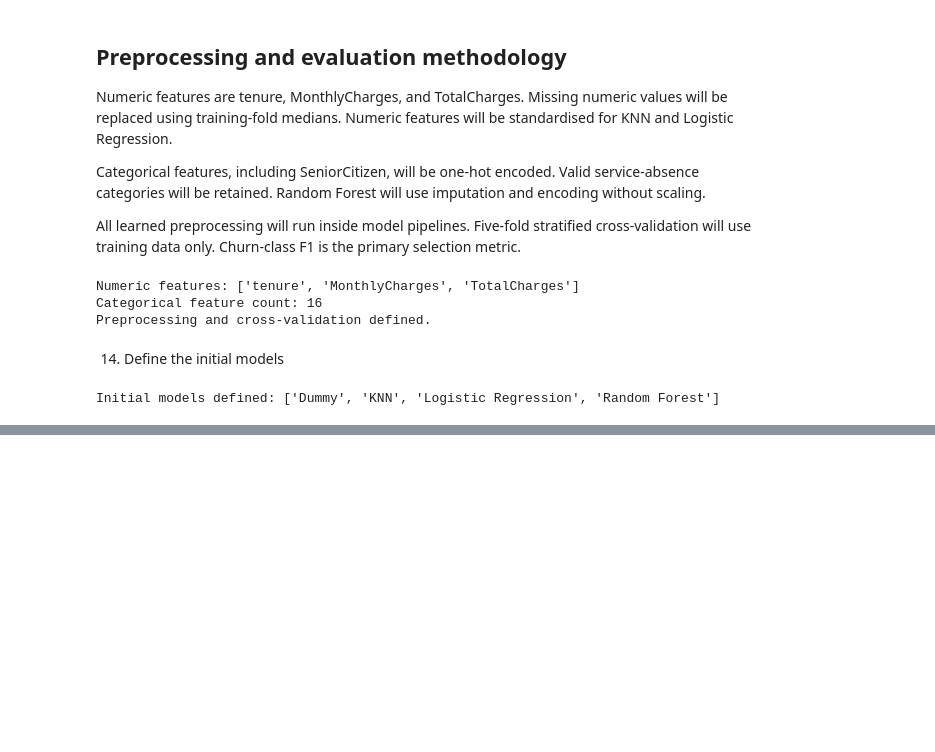
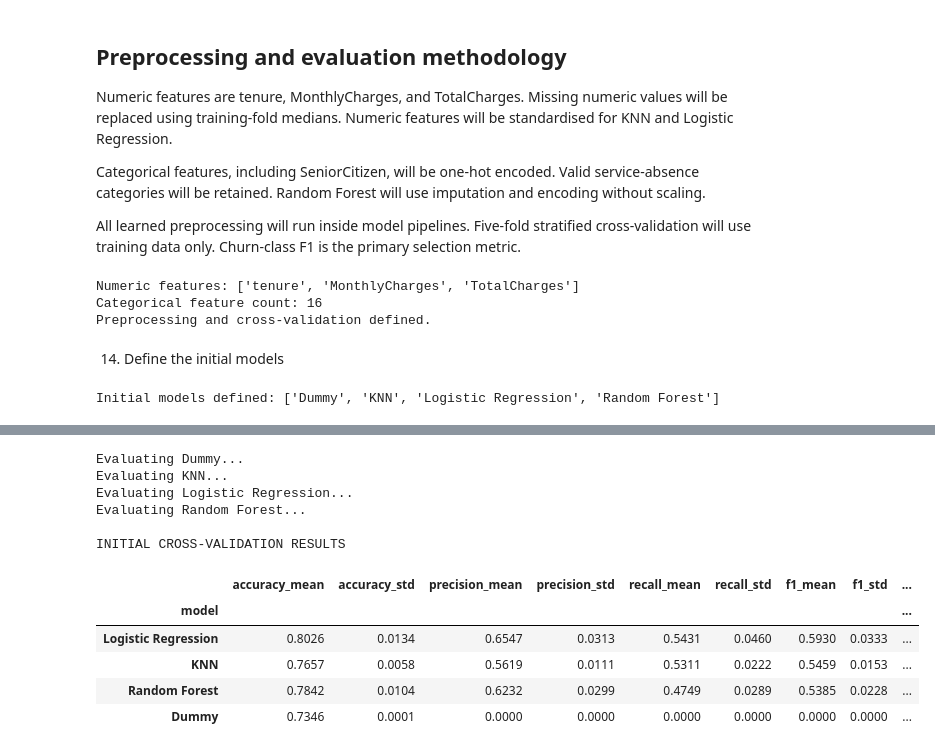
Before and after one commit to KCGSPerera/CM2604-Telco-Customer-Churn, a Jupyter notebook: CM2604_Telco_Customer_Churn.ipynb, the cells around one changed output, grey strips where cells are left out. Saved outputs shown, nothing was run; the diff lists cells and outputs as text; code cells hidden in the pictures; blank space fills up the shorter version.

```diff
--- a/CM2604_Telco_Customer_Churn.ipynb
+++ b/CM2604_Telco_Customer_Churn.ipynb
@@ -624,0 +637,79 @@ Initial models defined: ['Dummy', 'KNN', 'Logistic Regression', 'Random Forest']
+# %%
+from sklearn.model_selection import cross_validate
+from sklearn.metrics import (
+    make_scorer,
+    precision_score,
+    recall_score,
+    f1_score
+)
+
+scoring = {
+    "accuracy": "accuracy",
+    "precision": make_scorer(
+        precision_score, pos_label=1, zero_division=0
+    ),
+    "recall": make_scorer(
+        recall_score, pos_label=1, zero_division=0
+    ),
+    "f1": make_scorer(
+        f1_score, pos_label=1, zero_division=0
+    ),
+    "roc_auc": "roc_auc",
+    "average_precision": "average_precision"
+}
+
+# Freeze identical folds for all initial and tuned experiments.
+cv_splits = list(cv.split(X_train, y_train))
+
+baseline_cv_results = {}
+summary_rows = []
+
+for name, pipeline in baseline_models.items():
+    print(f"Evaluating {name}...", flush=True)
+
+    results = cross_validate(
+        estimator=pipeline,
+        X=X_train,
+        y=y_train,
+        cv=cv_splits,
+        scoring=scoring,
+        return_train_score=True,
+        n_jobs=-1,
+        error_score="raise"
+    )
+
+    baseline_cv_results[name] = results
+
+    row = {"model": name}
+
+    for metric in scoring:
+        scores = results[f"test_{metric}"]
+        row[f"{metric}_mean"] = scores.mean()
+        row[f"{metric}_std"] = scores.std(ddof=1)
+
+    row["train_f1_mean"] = results["train_f1"].mean()
+    row["fit_time_seconds_mean"] = results["fit_time"].mean()
+
+    summary_rows.append(row)
+
+baseline_summary = (
+    pd.DataFrame(summary_rows)
+    .set_index("model")
+    .sort_values("f1_mean", ascending=False)
+)
+
+print("\nINITIAL CROSS-VALIDATION RESULTS")
+display(baseline_summary.round(4))
+# %% [output]
+Evaluating Dummy...
+Evaluating KNN...
+Evaluating Logistic Regression...
+Evaluating Random Forest...
+
+INITIAL CROSS-VALIDATION RESULTS
+|  | accuracy_mean | accuracy_std | precision_mean | precision_std | recall_mean | recall_std | f1_mean | f1_std | ... |
+| model |  |  |  |  |  |  |  |  | ... |
+| Logistic Regression | 0.8026 | 0.0134 | 0.6547 | 0.0313 | 0.5431 | 0.0460 | 0.5930 | 0.0333 | ... |
+| KNN | 0.7657 | 0.0058 | 0.5619 | 0.0111 | 0.5311 | 0.0222 | 0.5459 | 0.0153 | ... |
+| Random Forest | 0.7842 | 0.0104 | 0.6232 | 0.0299 | 0.4749 | 0.0289 | 0.5385 | 0.0228 | ... |
+| Dummy | 0.7346 | 0.0001 | 0.0000 | 0.0000 | 0.0000 | 0.0000 | 0.0000 | 0.0000 | ... |
```
Also changed, not shown: parts of 4 cells of this notebook.
